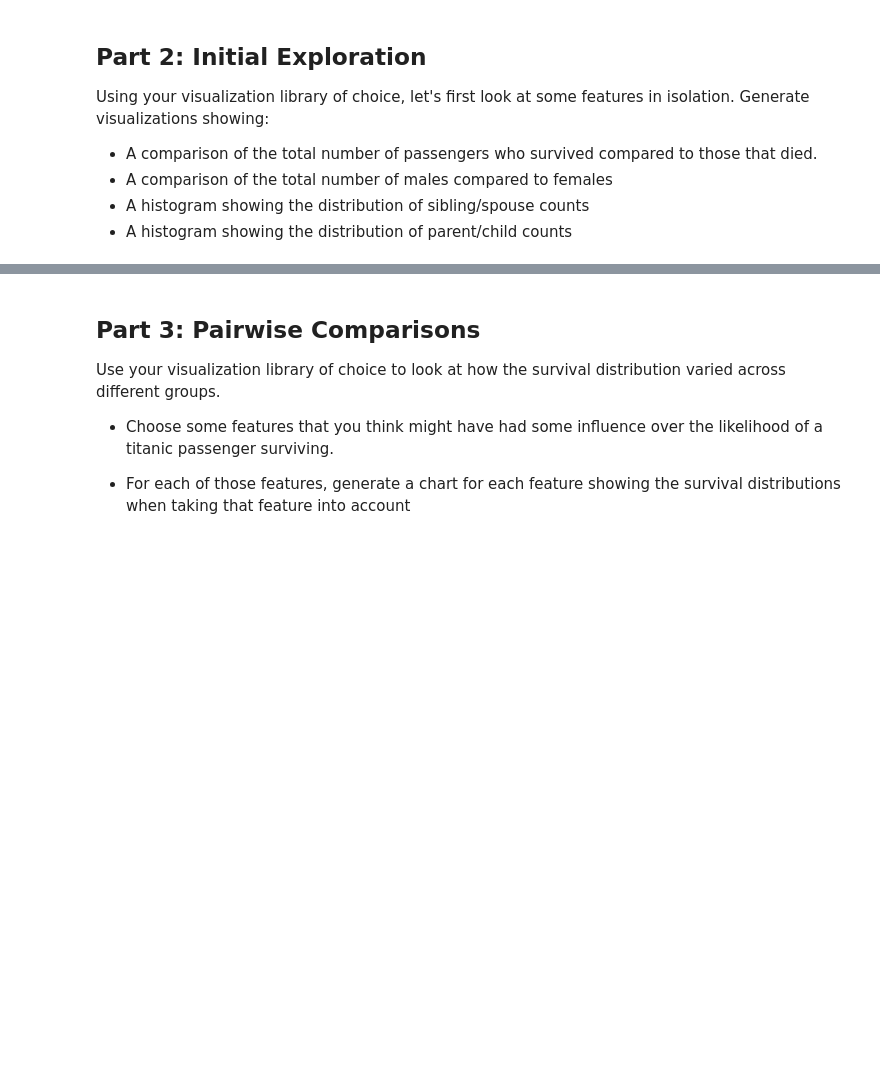
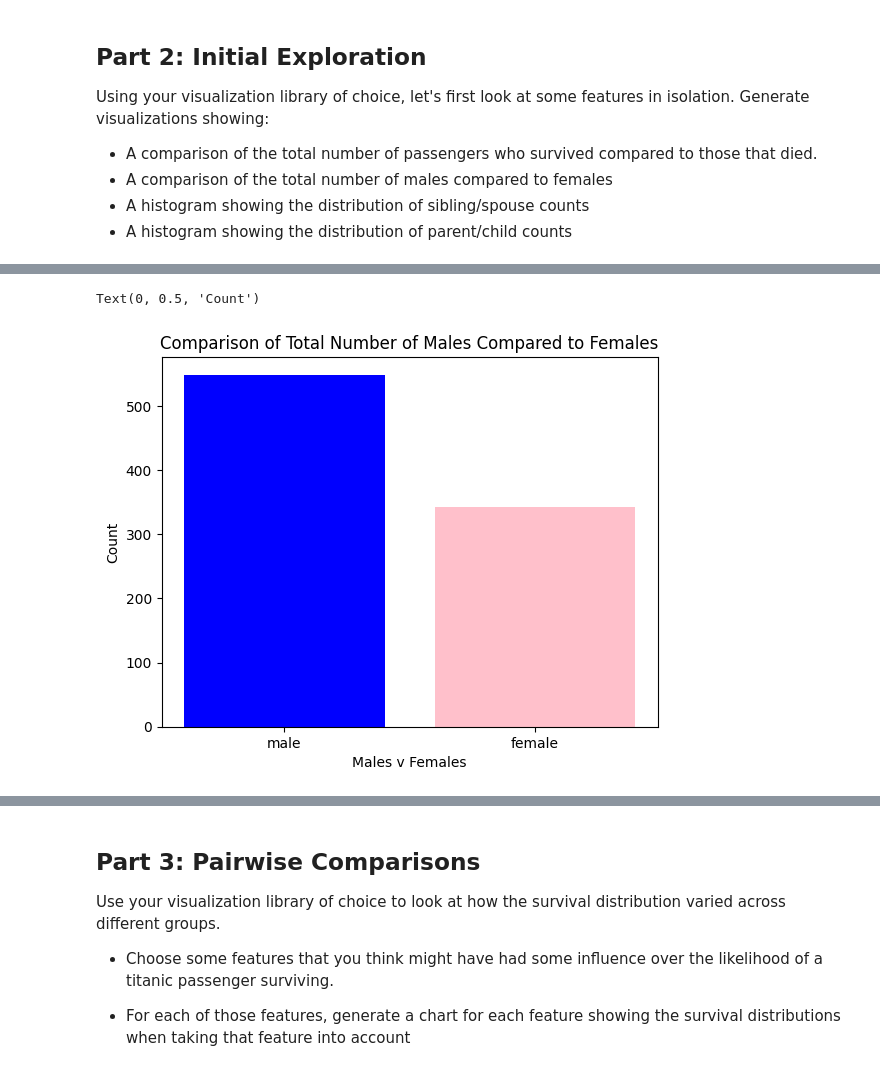
Before and after one commit to hhale1113/cse_450_fa25, a Jupyter notebook: 2_Week/25_09_21_M1_DataExploration3.ipynb, the cells around one changed output, grey strips where cells are left out. Saved outputs shown, nothing was run; the diff lists cells and outputs as text; code cells hidden in the pictures; blank space fills up the shorter version.

```diff
--- a/2_Week/25_09_21_M1_DataExploration3.ipynb
+++ b/2_Week/25_09_21_M1_DataExploration3.ipynb
@@ -76,0 +88,13 @@ Using your visualization library of choice, let's first look at some features in
+# %%
+# Part 2b: # A comparison of the total number of males compared to females
+
+
+gender_counts = df['Sex'].value_counts()
+
+plt.bar(gender_counts.index, surv_counts.values, color=["blue", "pink"])
+plt.title("Comparison of Total Number of Males Compared to Females")
+plt.xlabel("Males v Females")
+plt.ylabel("Count")
+# %% [output]
+Text(0, 0.5, 'Count')
+[figure, added]
```
Also changed, not shown: parts of 18 cells of this notebook, 1 other file.
